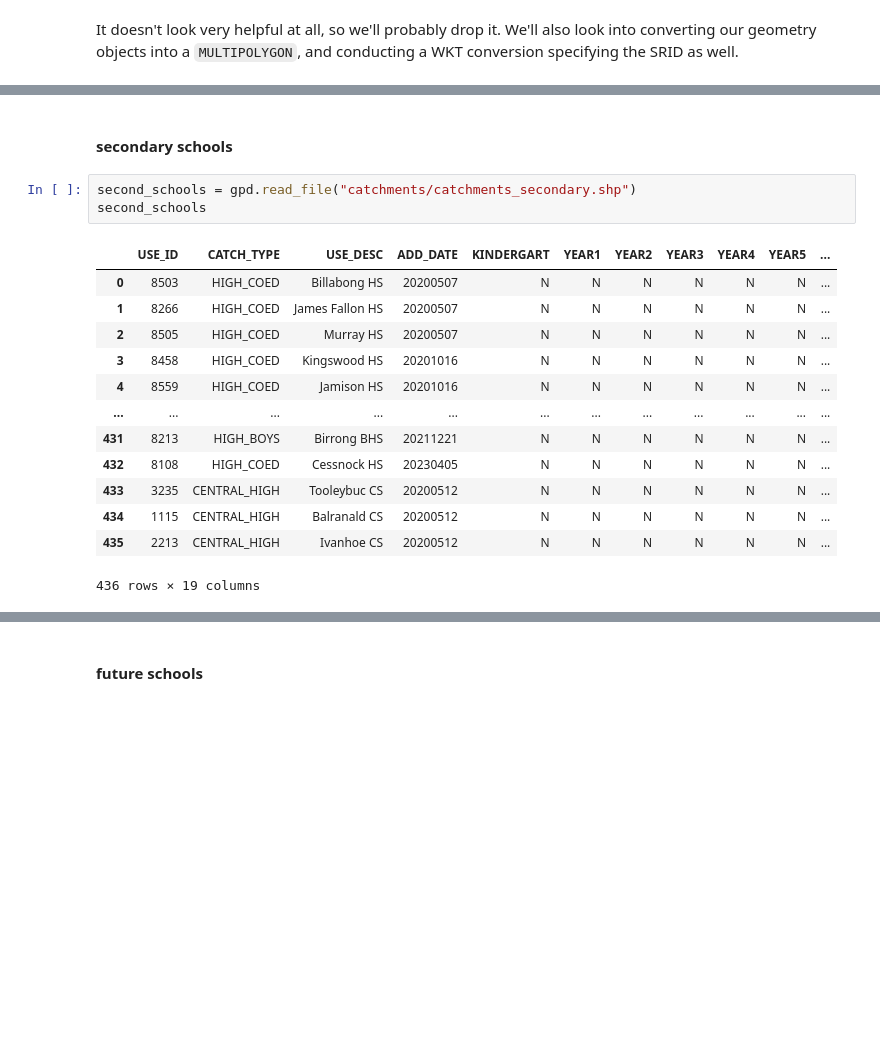
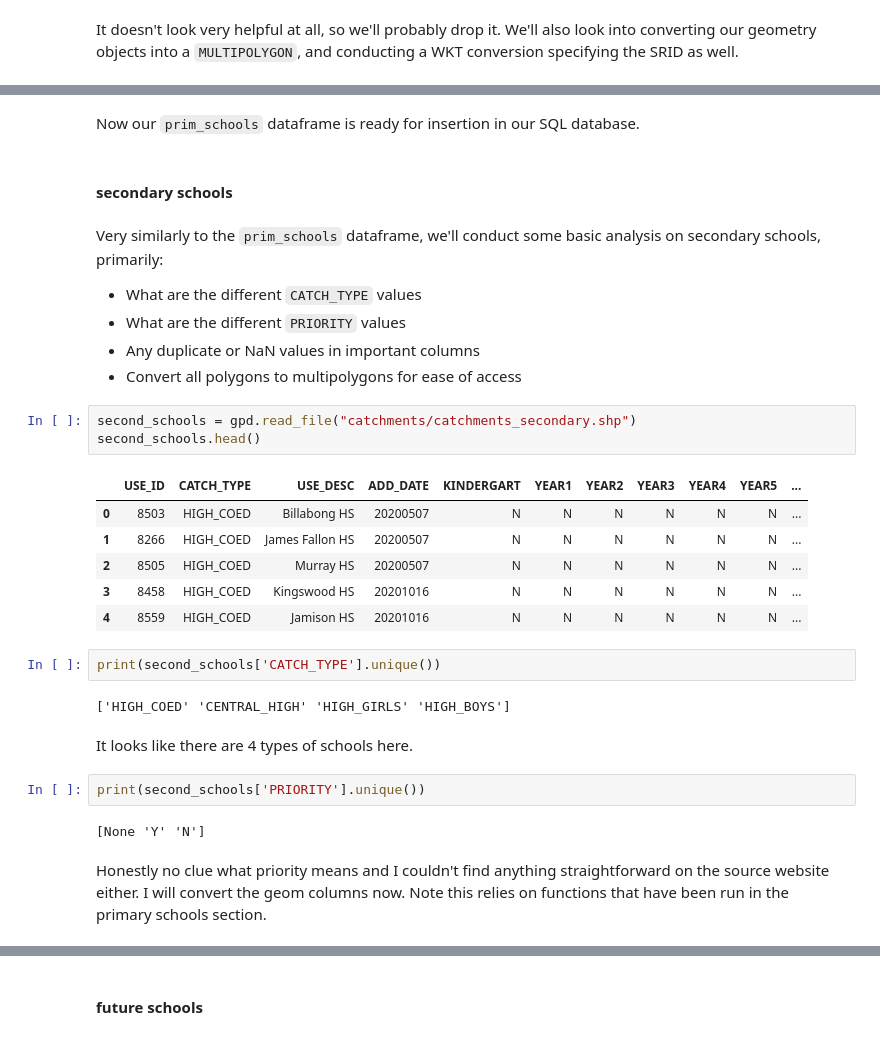
Before and after one commit to infernocadet/greater-sydney-analysis, a Jupyter notebook: Greater Sydney Analysis.ipynb, the cells around one changed output, grey strips where cells are left out. Saved outputs shown, nothing was run; the diff lists cells and outputs as text; blank space fills up the shorter version.

```diff
--- a/Greater Sydney Analysis.ipynb
+++ b/Greater Sydney Analysis.ipynb
@@ -659,19 +701,32 @@ countries
+# %% [markdown]
+Now our `prim_schools` dataframe is ready for insertion in our SQL database.
 # %% [markdown]
 #### secondary schools
+# %% [markdown]
+Very similarly to the `prim_schools` dataframe, we'll conduct some basic analysis on secondary schools, primarily:
+- What are the different `CATCH_TYPE` values
+- What are the different `PRIORITY` values
+- Any duplicate or NaN values in important columns
+- Convert all polygons to multipolygons for ease of access
 # %%
 second_schools = gpd.read_file("catchments/catchments_secondary.shp")
-second_schools
+second_schools.head()
 # %% [output]
 |  | USE_ID | CATCH_TYPE | USE_DESC | ADD_DATE | KINDERGART | YEAR1 | YEAR2 | YEAR3 | YEAR4 | YEAR5 | ... |
 | 0 | 8503 | HIGH_COED | Billabong HS | 20200507 | N | N | N | N | N | N | ... |
 | 1 | 8266 | HIGH_COED | James Fallon HS | 20200507 | N | N | N | N | N | N | ... |
 | 2 | 8505 | HIGH_COED | Murray HS | 20200507 | N | N | N | N | N | N | ... |
 | 3 | 8458 | HIGH_COED | Kingswood HS | 20201016 | N | N | N | N | N | N | ... |
 | 4 | 8559 | HIGH_COED | Jamison HS | 20201016 | N | N | N | N | N | N | ... |
-| ... | ... | ... | ... | ... | ... | ... | ... | ... | ... | ... | ... |
-| 431 | 8213 | HIGH_BOYS | Birrong BHS | 20211221 | N | N | N | N | N | N | ... |
-| 432 | 8108 | HIGH_COED | Cessnock HS | 20230405 | N | N | N | N | N | N | ... |
-| 433 | 3235 | CENTRAL_HIGH | Tooleybuc CS | 20200512 | N | N | N | N | N | N | ... |
-| 434 | 1115 | CENTRAL_HIGH | Balranald CS | 20200512 | N | N | N | N | N | N | ... |
-| 435 | 2213 | CENTRAL_HIGH | Ivanhoe CS | 20200512 | N | N | N | N | N | N | ... |
-436 rows × 19 columns
+# %%
+print(second_schools['CATCH_TYPE'].unique())
+# %% [output]
+['HIGH_COED' 'CENTRAL_HIGH' 'HIGH_GIRLS' 'HIGH_BOYS']
+# %% [markdown]
+It looks like there are 4 types of schools here.
+# %%
+print(second_schools['PRIORITY'].unique())
+# %% [output]
+[None 'Y' 'N']
+# %% [markdown]
+Honestly no clue what priority means and I couldn't find anything straightforward on the source website either. I will convert the geom columns now. Note this relies on functions that have been run in the primary schools section.
```
Also changed, not shown: parts of 44 cells of this notebook.
